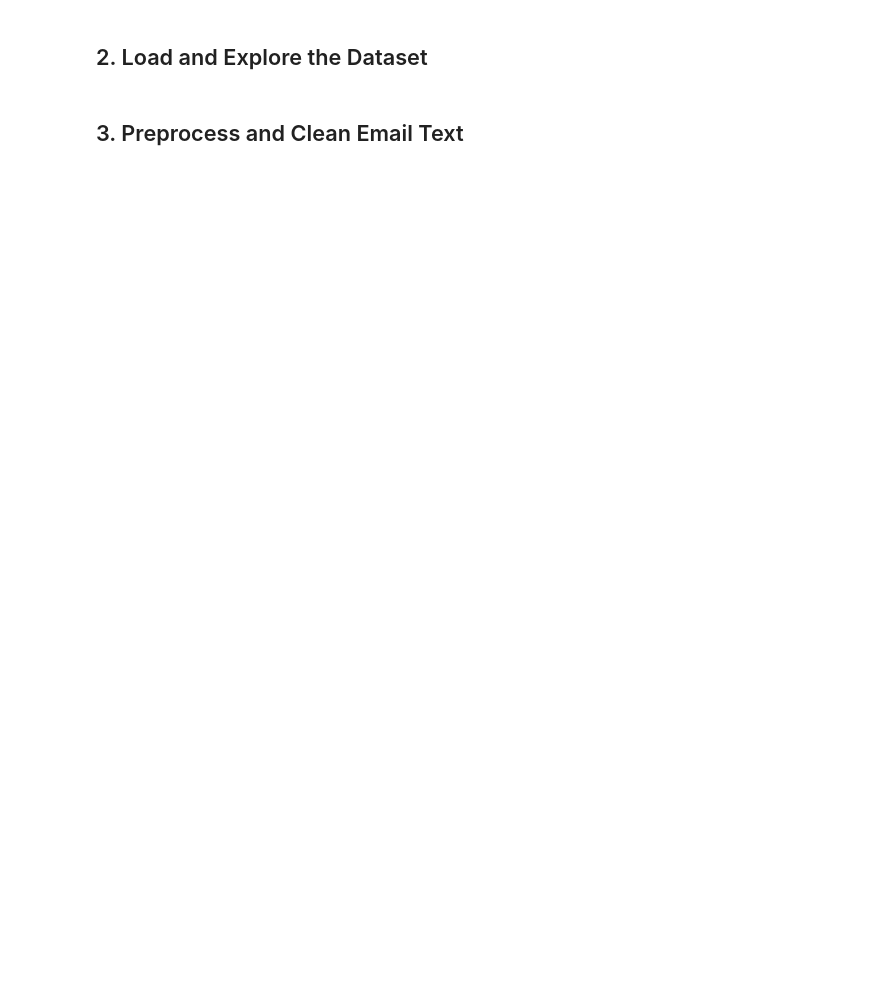
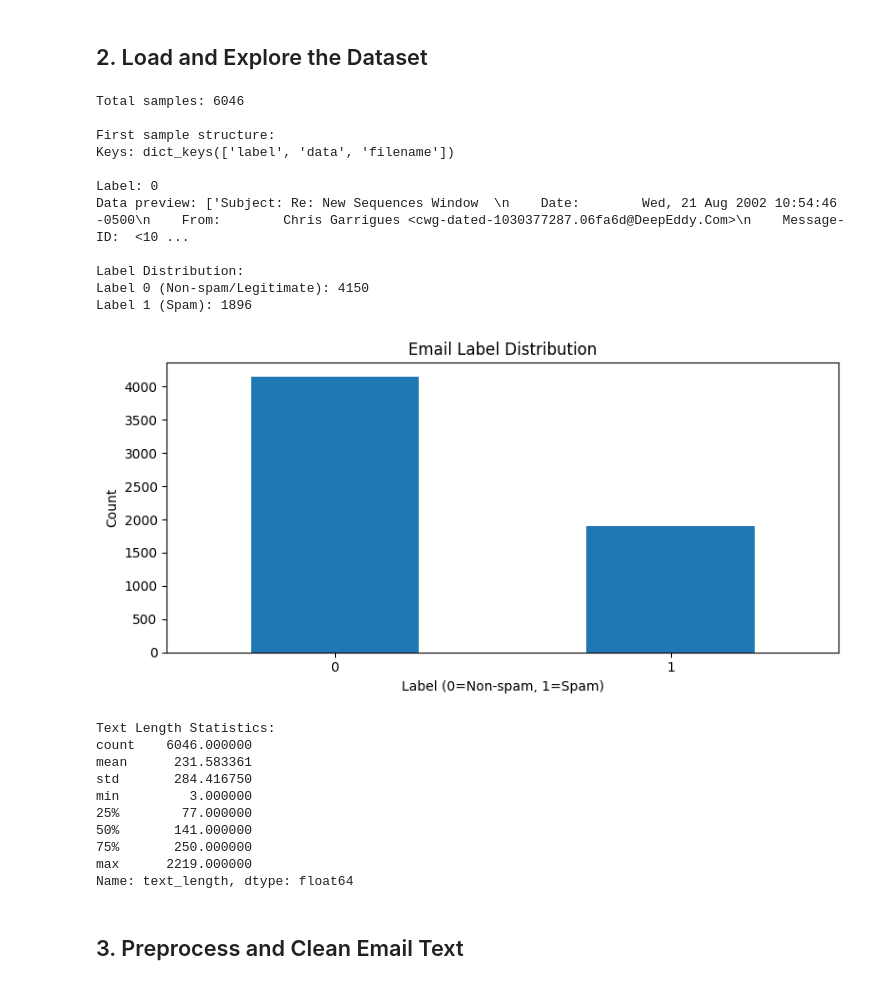
Before and after one commit to CelineCHEN47/python_project, a Jupyter notebook: bert_classifier_tune.ipynb, the cells around one changed output. Drawn from its saved outputs; the diff is of its cells as text; code cells hidden in the pictures; blank space fills up the shorter version.

```diff
--- a/bert_classifier_tune.ipynb
+++ b/bert_classifier_tune.ipynb
@@ -31,7 +34,7 @@ if torch.cuda.is_available():
 ## 2. Load and Explore the Dataset
 # %%
 # Load the dataset
-with open('data/classification/original_dataset.json', 'r') as f:
+with open('/data/classification/original_dataset.json', 'r') as f:
     raw_data = json.load(f)
 
 print(f"Total samples: {len(raw_data)}")
@@ -40,33 +43,56 @@ print(f"Keys: {raw_data[0].keys()}")
 print(f"\nLabel: {raw_data[0]['label']}")
 print(f"Data preview: {raw_data[0]['data'][:200]}...")
 
 # Extract labels and text
 labels = [sample['label'] for sample in raw_data]
 texts = [sample['data'] for sample in raw_data]
 
 # Create DataFrame for easier exploration
 df = pd.DataFrame({'label': labels, 'text': texts})
 
 # Label distribution
 print(f"\nLabel Distribution:")
 label_counts = df['label'].value_counts()
 print(f"Label 0 (Non-spam/Legitimate): {label_counts.get(0, 0)}")
 print(f"Label 1 (Spam): {label_counts.get(1, 0)}")
 
 # Visualize label distribution
 plt.figure(figsize=(8, 4))
 df['label'].value_counts().plot(kind='bar')
 plt.xlabel('Label (0=Non-spam, 1=Spam)')
 plt.ylabel('Count')
 plt.title('Email Label Distribution')
 plt.xticks(rotation=0)
 plt.tight_layout()
 plt.show()
 
 # Text length statistics
 df['text_length'] = df['text'].apply(lambda x: len(x.split()))
 print(f"\nText Length Statistics:")
 print(df['text_length'].describe())
+# %% [output]
+Total samples: 6046
+
+First sample structure:
+Keys: dict_keys(['label', 'data', 'filename'])
+
+Label: 0
+Data preview: ['Subject: Re: New Sequences Window  \n    Date:        Wed, 21 Aug 2002 10:54:46 -0500\n    From:        Chris Garrigues <cwg-dated-1030377287.06fa6d@DeepEddy.Com>\n    Message-ID:  <10 ...
+
+Label Distribution:
+Label 0 (Non-spam/Legitimate): 4150
+Label 1 (Spam): 1896
+[figure, added]
+Text Length Statistics:
+count    6046.000000
+mean      231.583361
+std       284.416750
+min         3.000000
+25%        77.000000
+50%       141.000000
+75%       250.000000
+max      2219.000000
+Name: text_length, dtype: float64
 # %% [markdown]
 ## 3. Preprocess and Clean Email Text
 # %%
```
Also changed, not shown: parts of 10 cells of this notebook, 4 other files.
